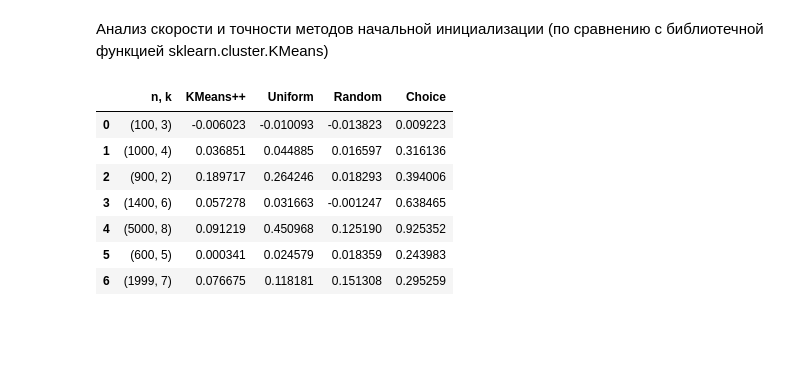
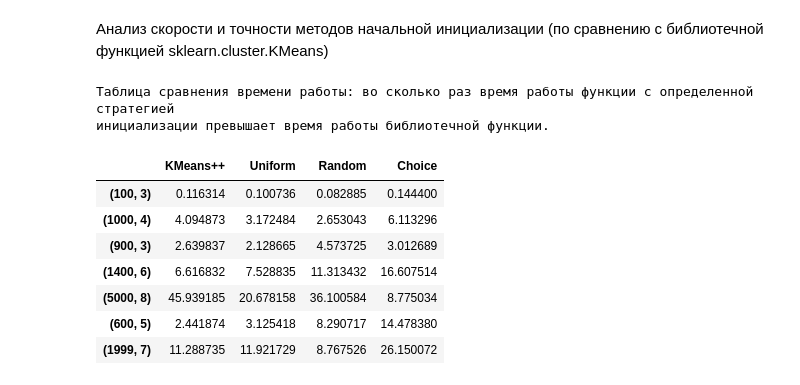
Before and after one commit to rt2122/python, a Jupyter notebook: IML/main_part1.ipynb, the cells around one changed output. Cells and saved outputs as stored; diff of their text form; code cells hidden in the pictures; blank space fills up the shorter version.

```diff
--- a/IML/main_part1.ipynb
+++ b/IML/main_part1.ipynb
@@ -59,45 +59,51 @@ show_strats(1000, 4, 5)
 # %% [markdown]
 Анализ скорости и точности методов начальной инициализации (по сравнению с библиотечной функцией sklearn.cluster.KMeans)
 # %%
+from sklearn.cluster import KMeans
 import pandas as pd
-from sklearn.cluster import KMeans
 
 
-tests = [(100, 3), (1000, 4), (900, 2), (1400, 6), (5000, 8), (600, 5), (1999, 7)]
+tests = [(100, 3), (1000, 4), (900, 3), (1400, 6), (5000, 8), (600, 5), (1999, 7)]
+strats = ("plusplus", "uniform", "random", "choice")
 plus_t = []
 uni_t = []
 ran_t = []
 chs_t = []
-times = [plus_t, uni_t, ran_t, chs_t]
+times = (plus_t, uni_t, ran_t, chs_t)
 plus_a = []
 uni_a = []
 ran_a = []
 chs_a = []
-accurs = [plus_a, uni_a, ran_a, chs_a]
+accurs = (plus_a, uni_a, ran_a, chs_a)
+
 for i in range(len(tests)):
     x, _ = make_blobs(n_samples = tests[i][0], n_features = 2, centers = tests[i][1], random_state = 4)
-    strats = ["plusplus", "uniform", "random", "choice"]
     true_time = time.time()
     true_cl = KMeans(n_clusters = tests[i][1], random_state = 4).fit_predict(x)
     true_time = time.time() - true_time
     xc, yc = clusters_centers(x, true_cl)
     true_cl, _, _ = clusters_sorted(true_cl, xc, yc)
-    for i in range(len(strats)):
+    for j in range(len(strats)):
         t = time.time()
-        cl, xc, yc = KMeans4(x, k = tests[i][1], strat = strats[i])
+        cl, xc, yc = KMeans4(x, k = tests[i][1], strat = strats[j])
         t = time.time() - t
         cl, _, _ = clusters_sorted(cl, xc, yc)
-        times[i].append(t - true_time)
+        times[j].append(t / true_time)
         overl = list(true_cl == cl).count(True)
-        accurs[i].append(overl / tests[i][0])
+        accurs[j].append(str(((overl / tests[i][0]) * 100))[:4] + "%")
 
-pd.DataFrame({"n, k": tests, "KMeans++": plus_t, "Uniform": uni_t, "Random": ran_t, "Choice": chs_t})
+table = {"KMeans++": plus_t, "Uniform": uni_t, "Random": ran_t, "Choice": chs_t}
+pd.DataFrame(table, index = tests)
+print("Таблица сравнения времени работы: во сколько раз время работы функции с определенной стратегией\nинициализации превышает время работы библиотечной функции.")
+pd.DataFrame(table, index = tests)
 # %% [output]
+Таблица сравнения времени работы: во сколько раз время работы функции с определенной стратегией
+инициализации превышает время работы библиотечной функции.
-|  | n, k | KMeans++ | Uniform | Random | Choice |
-| 0 | (100, 3) | -0.006023 | -0.010093 | -0.013823 | 0.009223 |
-| 1 | (1000, 4) | 0.036851 | 0.044885 | 0.016597 | 0.316136 |
-| 2 | (900, 2) | 0.189717 | 0.264246 | 0.018293 | 0.394006 |
-| 3 | (1400, 6) | 0.057278 | 0.031663 | -0.001247 | 0.638465 |
-| 4 | (5000, 8) | 0.091219 | 0.450968 | 0.125190 | 0.925352 |
-| 5 | (600, 5) | 0.000341 | 0.024579 | 0.018359 | 0.243983 |
-| 6 | (1999, 7) | 0.076675 | 0.118181 | 0.151308 | 0.295259 |
+|  | KMeans++ | Uniform | Random | Choice |
+| (100, 3) | 0.116314 | 0.100736 | 0.082885 | 0.144400 |
+| (1000, 4) | 4.094873 | 3.172484 | 2.653043 | 6.113296 |
+| (900, 3) | 2.639837 | 2.128665 | 4.573725 | 3.012689 |
+| (1400, 6) | 6.616832 | 7.528835 | 11.313432 | 16.607514 |
+| (5000, 8) | 45.939185 | 20.678158 | 36.100584 | 8.775034 |
+| (600, 5) | 2.441874 | 3.125418 | 8.290717 | 14.478380 |
+| (1999, 7) | 11.288735 | 11.921729 | 8.767526 | 26.150072 |
```
Also changed, not shown: parts of 10 cells of this notebook, 5 other files.
